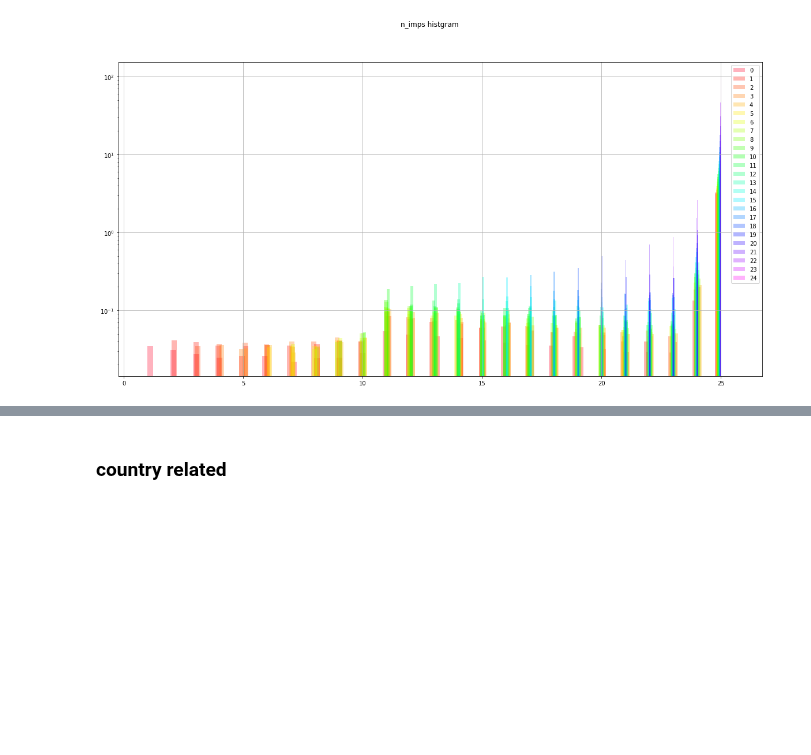
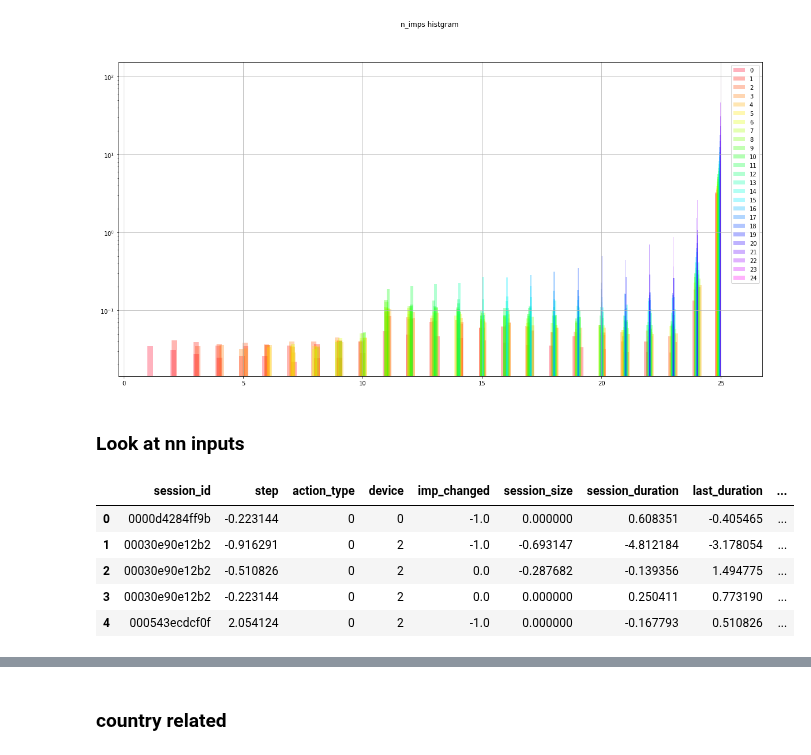
Before and after one commit to samshipengs/naps, a Jupyter notebook: data_checking.ipynb, the cells around one changed output, grey strips where cells are left out. Saved outputs shown, nothing was run; the diff lists cells and outputs as text; code cells hidden in the pictures; blank space fills up the shorter version.

```diff
--- a/data_checking.ipynb
+++ b/data_checking.ipynb
@@ -375,3 +336,5 @@ check_distribution(rcol, bins=100, log=True, density=True, each_class=True)
 [figure]
 # %%
 # train_inputs[rcol].hist(density=True, bins=50)
+# %% [markdown]
+### Look at nn inputs
@@ -377,0 +343,9 @@ check_distribution(rcol, bins=100, log=True, density=True, each_class=True)
+# %%
+nn_inputs.head()
+# %% [output]
+|  | session_id | step | action_type | device | imp_changed | session_size | session_duration | last_duration | ... |
+| 0 | 0000d4284ff9b | -0.223144 | 0 | 0 | -1.0 | 0.000000 | 0.608351 | -0.405465 | ... |
+| 1 | 00030e90e12b2 | -0.916291 | 0 | 2 | -1.0 | -0.693147 | -4.812184 | -3.178054 | ... |
+| 2 | 00030e90e12b2 | -0.510826 | 0 | 2 | 0.0 | -0.287682 | -0.139356 | 1.494775 | ... |
+| 3 | 00030e90e12b2 | -0.223144 | 0 | 2 | 0.0 | 0.000000 | 0.250411 | 0.773190 | ... |
+| 4 | 000543ecdcf0f | 2.054124 | 0 | 2 | -1.0 | 0.000000 | -0.167793 | 0.510826 | ... |
```
Also changed, not shown: parts of 39 cells of this notebook, 2 other files.
